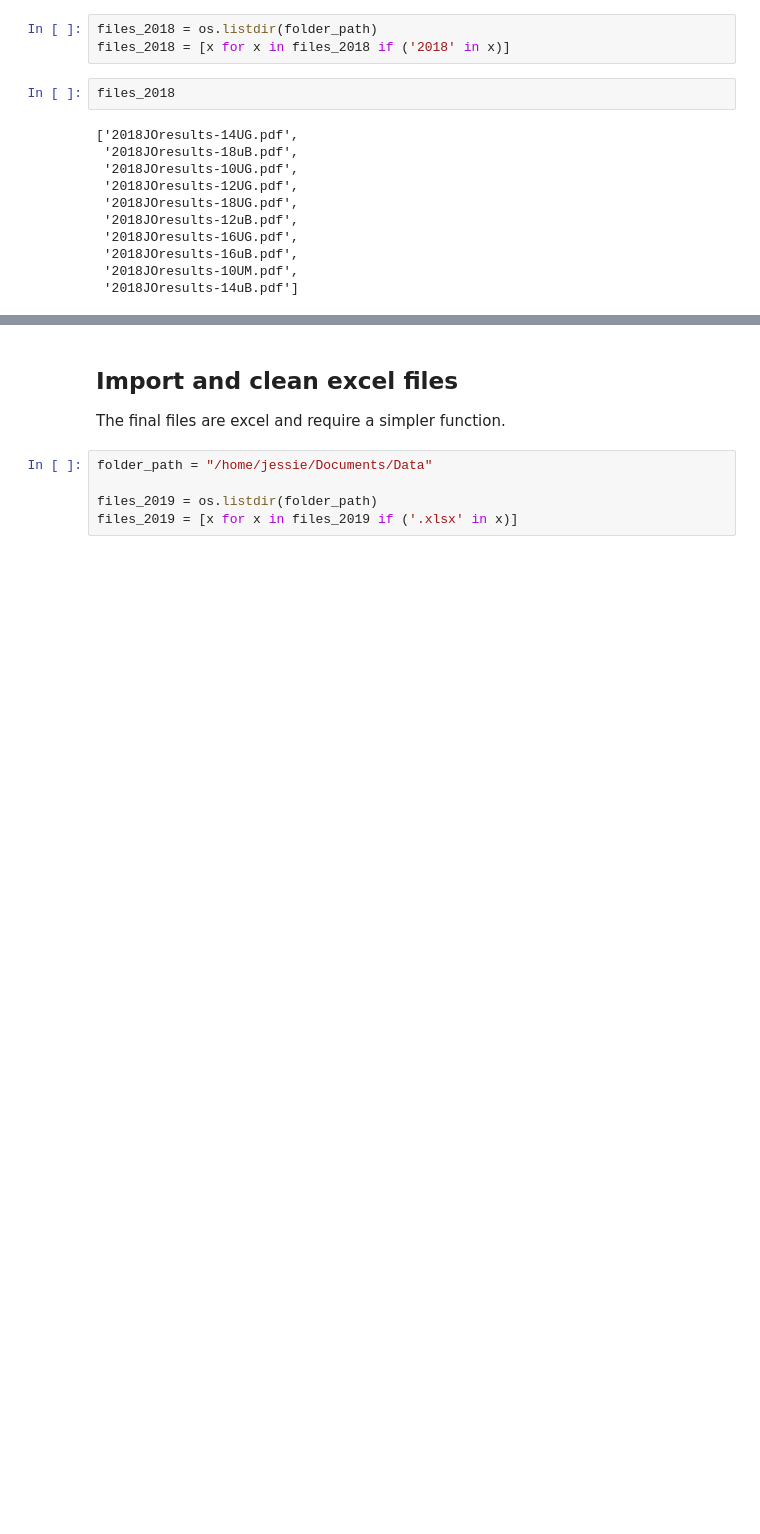
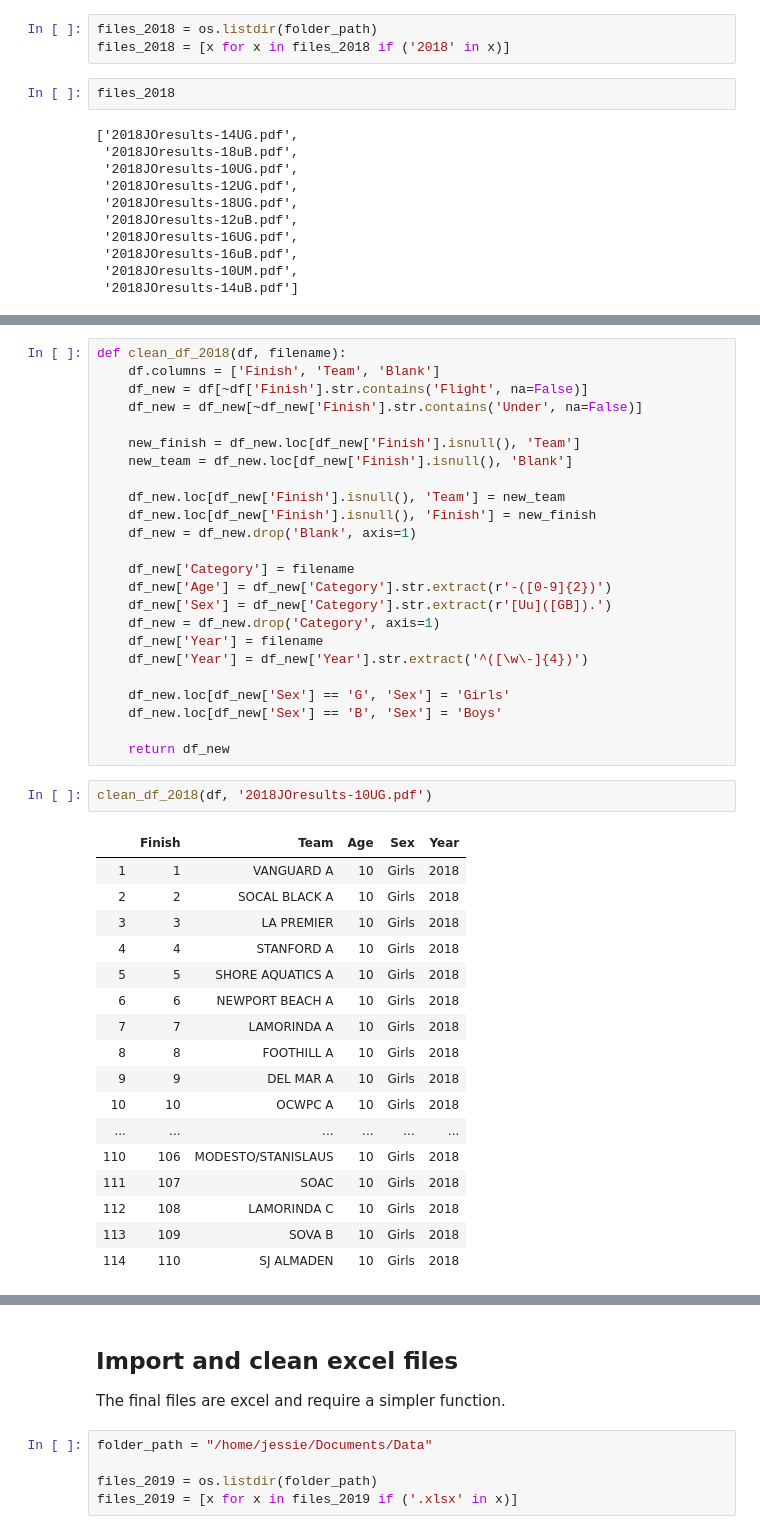
Before and after one commit to jessmontoya/Data_Science_Portfolio, a Jupyter notebook: USA_Water_Polo/Data Cleaning - USAWP.ipynb, the cells around one changed output, grey strips where cells are left out. Drawn from its saved outputs; the diff is of its cells as text; blank space fills up the shorter version.

```diff
--- a/USA_Water_Polo/Data Cleaning - USAWP.ipynb
+++ b/USA_Water_Polo/Data Cleaning - USAWP.ipynb
@@ -195,0 +196,44 @@ df
+# %%
+def clean_df_2018(df, filename):
+    df.columns = ['Finish', 'Team', 'Blank']
+    df_new = df[~df['Finish'].str.contains('Flight', na=False)]
+    df_new = df_new[~df_new['Finish'].str.contains('Under', na=False)]
+
+    new_finish = df_new.loc[df_new['Finish'].isnull(), 'Team']
+    new_team = df_new.loc[df_new['Finish'].isnull(), 'Blank']
+
+    df_new.loc[df_new['Finish'].isnull(), 'Team'] = new_team
+    df_new.loc[df_new['Finish'].isnull(), 'Finish'] = new_finish
+    df_new = df_new.drop('Blank', axis=1)
+
+    df_new['Category'] = filename
+    df_new['Age'] = df_new['Category'].str.extract(r'-([0-9]{2})')
+    df_new['Sex'] = df_new['Category'].str.extract(r'[Uu]([GB]).')
+    df_new = df_new.drop('Category', axis=1)
+    df_new['Year'] = filename
+    df_new['Year'] = df_new['Year'].str.extract('^([\w\-]{4})')
+
+    df_new.loc[df_new['Sex'] == 'G', 'Sex'] = 'Girls'
+    df_new.loc[df_new['Sex'] == 'B', 'Sex'] = 'Boys'
+
+    return df_new
+# %%
+clean_df_2018(df, '2018JOresults-10UG.pdf')
+# %% [output]
+|  | Finish | Team | Age | Sex | Year |
+| 1 | 1 | VANGUARD A | 10 | Girls | 2018 |
+| 2 | 2 | SOCAL BLACK A | 10 | Girls | 2018 |
+| 3 | 3 | LA PREMIER | 10 | Girls | 2018 |
+| 4 | 4 | STANFORD A | 10 | Girls | 2018 |
+| 5 | 5 | SHORE AQUATICS A | 10 | Girls | 2018 |
+| 6 | 6 | NEWPORT BEACH A | 10 | Girls | 2018 |
+| 7 | 7 | LAMORINDA A | 10 | Girls | 2018 |
+| 8 | 8 | FOOTHILL A | 10 | Girls | 2018 |
+| 9 | 9 | DEL MAR A | 10 | Girls | 2018 |
+| 10 | 10 | OCWPC A | 10 | Girls | 2018 |
+| ... | ... | ... | ... | ... | ... |
+| 110 | 106 | MODESTO/STANISLAUS | 10 | Girls | 2018 |
+| 111 | 107 | SOAC | 10 | Girls | 2018 |
+| 112 | 108 | LAMORINDA C | 10 | Girls | 2018 |
+| 113 | 109 | SOVA B | 10 | Girls | 2018 |
+| 114 | 110 | SJ ALMADEN | 10 | Girls | 2018 |
```
Also changed, not shown: parts of 20 cells of this notebook.
